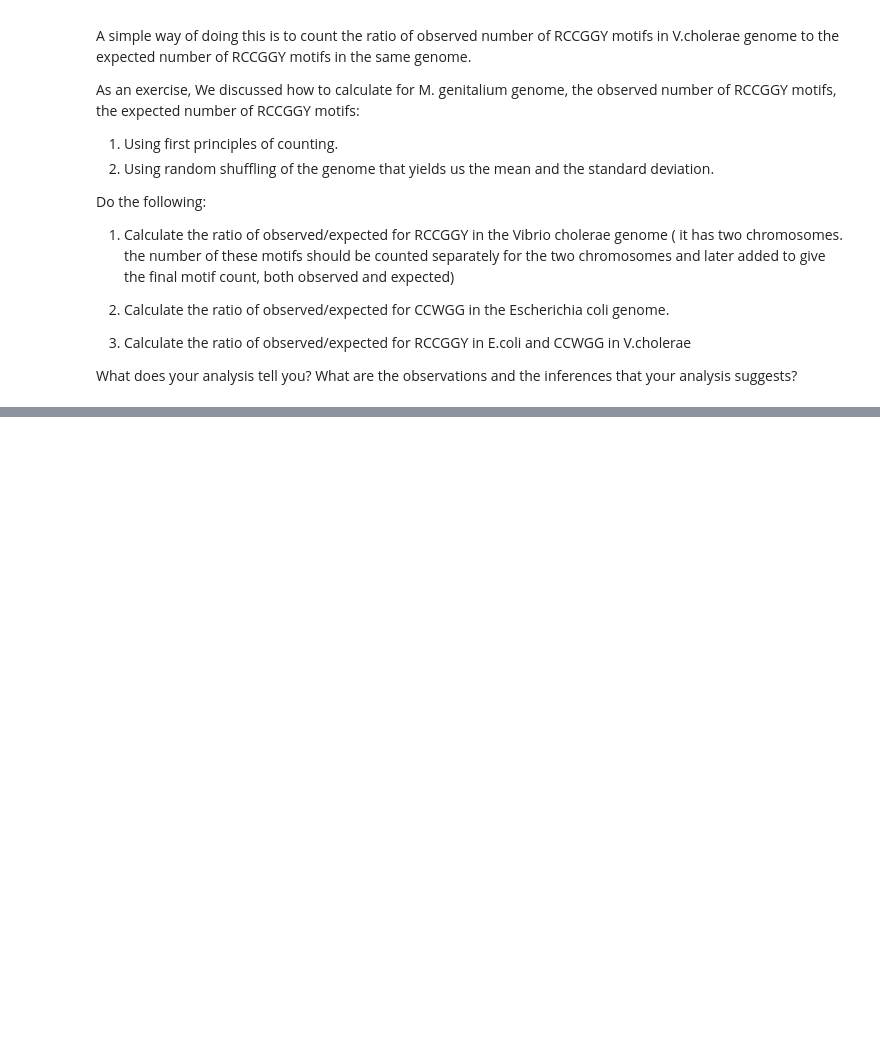
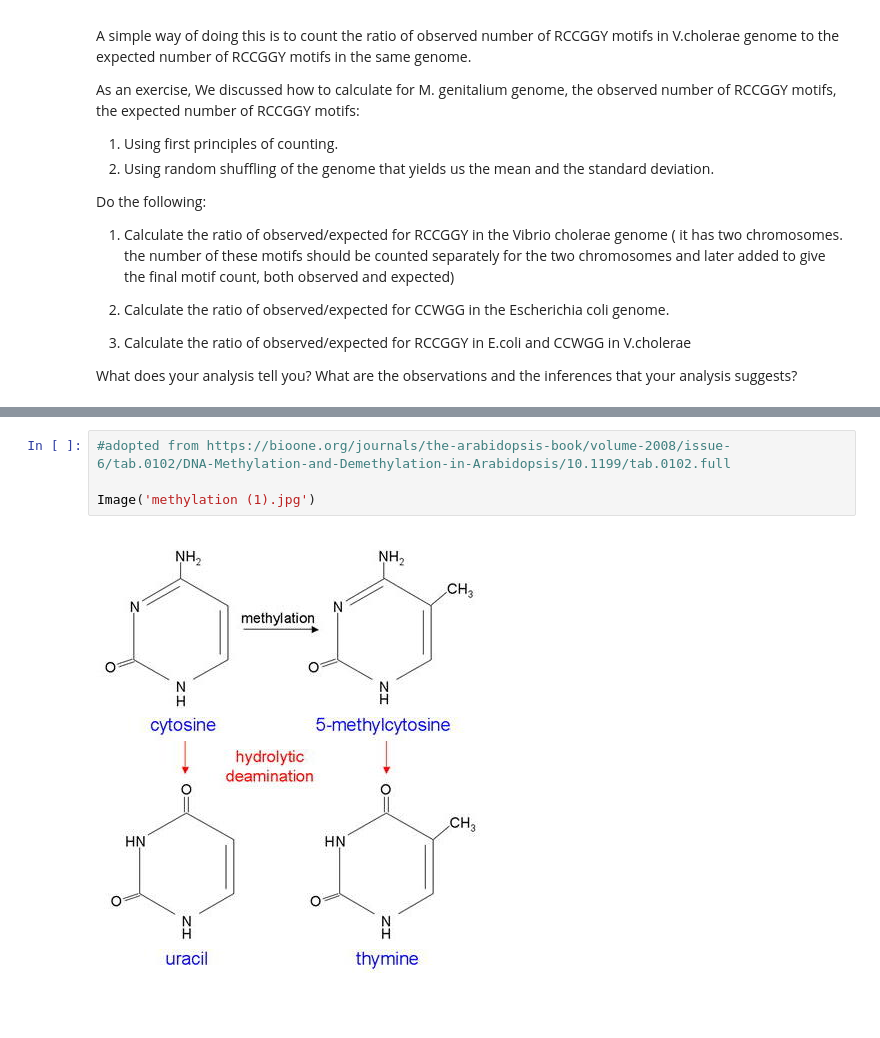
Before and after one commit to Mohak91/Course-on-comparative-genomics-of-bacteria, a Jupyter notebook: Lab_practical_session_8.ipynb, the cells around one changed output, grey strips where cells are left out. Drawn from its saved outputs; the diff is of its cells as text; blank space fills up the shorter version.

```diff
--- a/Lab_practical_session_8.ipynb
+++ b/Lab_practical_session_8.ipynb
@@ -44,0 +53,6 @@ What does your analysis tell you? What are the observations and the inferences t
+# %%
+#adopted from https://bioone.org/journals/the-arabidopsis-book/volume-2008/issue-6/tab.0102/DNA-Methylation-and-Demethylation-in-Arabidopsis/10.1199/tab.0102.full
+
+Image('methylation (1).jpg')
+# %% [output]
+[figure, added]
```
Also changed, not shown: parts of 2 cells of this notebook.
